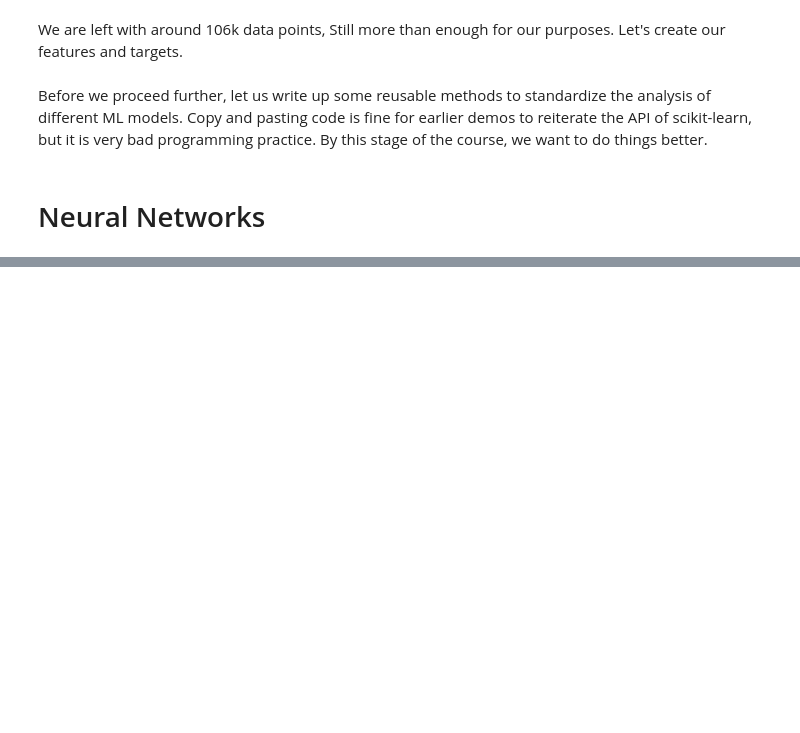
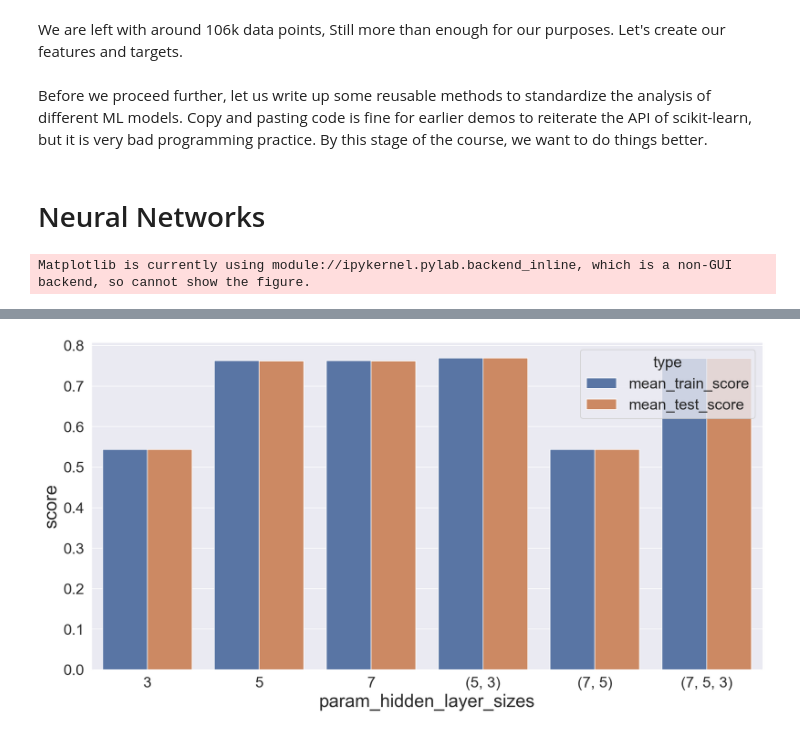
Before and after one commit to materialsvirtuallab/nano281, a Jupyter notebook: lectures/notebooks/Lecture 09 - Neural Networks.ipynb, the cells around one changed output, grey strips where cells are left out. Cells and saved outputs as stored; diff of their text form; code cells hidden in the pictures; blank space fills up the shorter version.

```diff
--- a/lectures/notebooks/Lecture 09 - Neural Networks.ipynb
+++ b/lectures/notebooks/Lecture 09 - Neural Networks.ipynb
@@ -54,7 +74,28 @@ y_reg = data["band_gap"]
 # %% [markdown]
 Before we proceed further, let us write up some reusable methods to standardize the analysis of different ML models. Copy and pasting code is fine for earlier demos to reiterate the API of scikit-learn, but it is very bad programming practice. By this stage of the course, we want to do things better.
 # %%
-def plot_grid_search_results(gs, plot_type='bar', ylim=None):
+def plot_grid_search_results(gs, ylim=None):
+    """
+    Plots the results of GridSearchCV.
+    """
+    results = pd.DataFrame(gs.cv_results_)
+    for c in results.columns:
+        # Note that here we are working with just variations in one parameter.
+        # So we can automatically find the name of that parameter.
+        if c.startswith("param_"):
+            x = c
+            break
+    results = results.melt(id_vars=[x], value_vars=['mean_train_score', 'mean_test_score'],
+        var_name="type", value_name='score')
+    fig, ax = plt.subplots(figsize=(16, 8))
+    ax = sns.barplot(x=x, y="score", hue='type', data=results)
+    plt.xlabel(x)
+    if ylim:
+        plt.ylim(ylim)
+    return fig
+
+
+def plotly_grid_search_results(gs, plot_type='bar', ylim=None):
     """
     Plots the results of GridSearchCV.
     """
@@ -88,19 +129,22 @@ kfold = KFold(n_splits=5, shuffle=True, random_state=42)
 # %%
 nn = MLPClassifier(alpha=1e-4, random_state=1, learning_rate_init=0.01)
 gs = GridSearchCV(
     nn,
     param_grid={"hidden_layer_sizes": [(3), (5), (7), (5, 3), (7, 5), (7, 5, 3)]},
     return_train_score=True,
     scoring="accuracy",
     cv=kfold
 )
 gs.fit(x, y_class)
-fig = plot_grid_search_results(gs)
+plot_grid_search_results(gs).show()
+fig = plotly_grid_search_results(gs)
 fig.update_yaxes(title_text='accuracy')
 fig.show()
 # %% [output]
+Matplotlib is currently using module://ipykernel.pylab.backend_inline, which is a non-GUI backend, so cannot show the figure.
 [interactive output not drawn]
 [interactive output not drawn]
+[figure, added]
 # %%
 nn = MLPClassifier(hidden_layer_sizes=(5, 3), random_state=1, learning_rate_init=0.01)
 gs = GridSearchCV(
```
Also changed, not shown: parts of 4 cells of this notebook.
